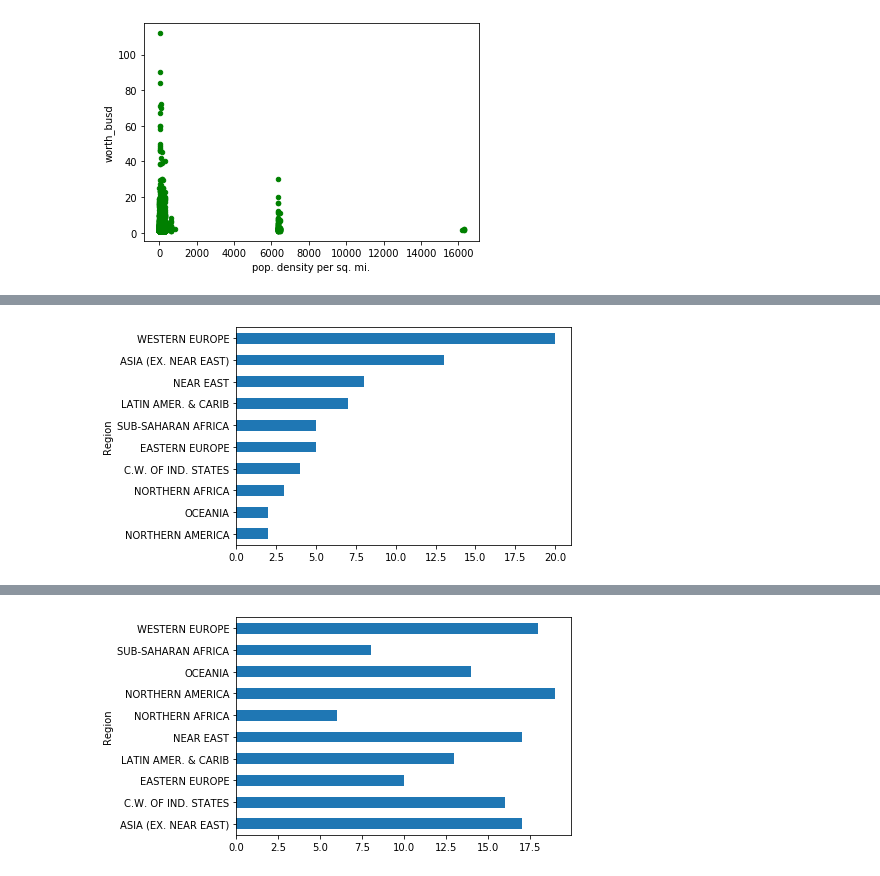
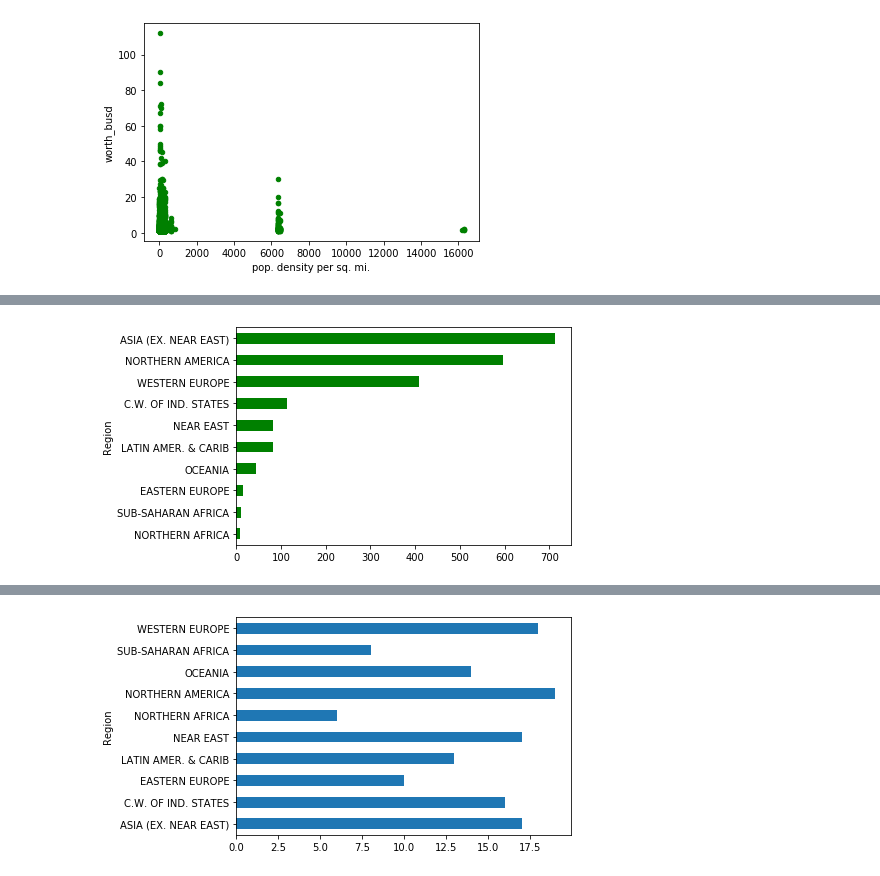
Before and after one commit to herreradelduque/Ironhack-Module-1-Project---Pandas-Pipelines, a Jupyter notebook: notebooks/notebook2.ipynb, the cells around one changed output, grey strips where cells are left out. Drawn from its saved outputs; the diff is of its cells as text; code cells hidden in the pictures.

```diff
--- a/notebooks/notebook2.ipynb
+++ b/notebooks/notebook2.ipynb
@@ -351,7 +371,7 @@ plt.show()
 # %%
-a = df_forbes_country.groupby('Region')['Country'].nunique()#.plot(kind='barh',color='red')
-a.sort_values(inplace=True,ascending=True)
-a.plot(kind='barh')
+b = df_forbes_country.groupby('Region')['name'].nunique()#.plot(kind='barh',color='red')
+b.sort_values(inplace=True,ascending=True)
+b.plot(kind='barh',x='Region',y='name',color='green')
 plt.show()
 # %% [output]
-[figure, old version]
+[figure, new version]
```
Also changed, not shown: parts of 10 cells of this notebook, 19 other files.
